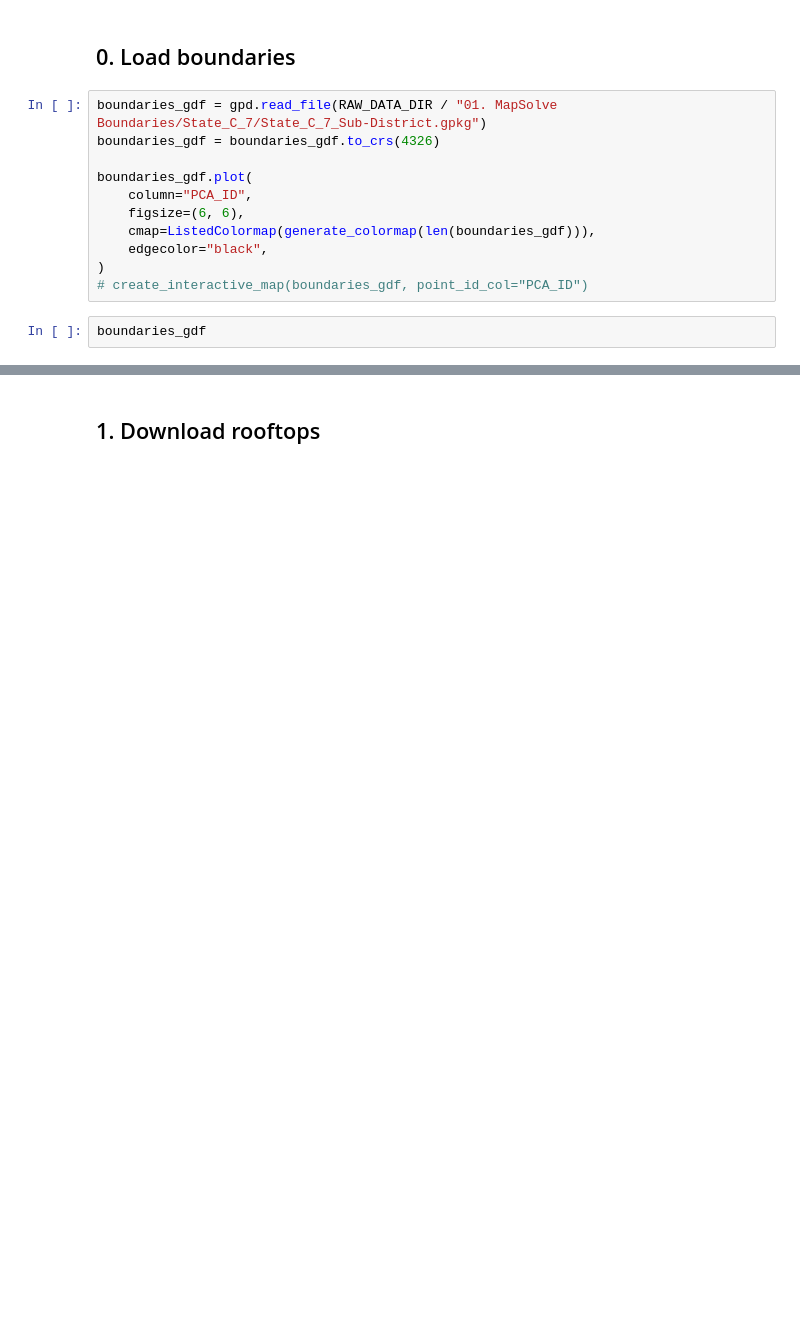
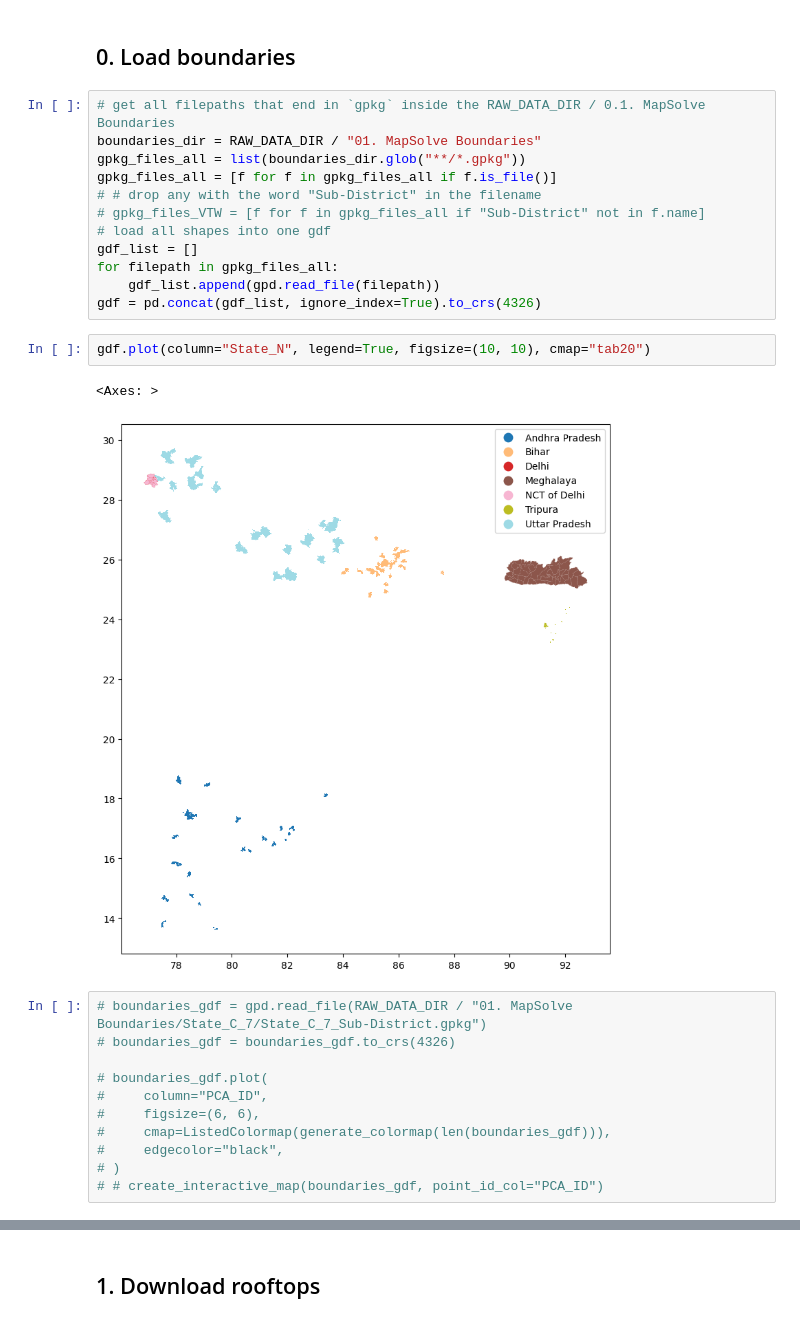
Before and after one commit to IDinsight/rooftop_sampling, a Jupyter notebook: IFS/load_match_sample.ipynb, the cells around one changed output, grey strips where cells are left out. Saved outputs shown, nothing was run; the diff lists cells and outputs as text; blank space fills up the shorter version.

```diff
--- a/IFS/load_match_sample.ipynb
+++ b/IFS/load_match_sample.ipynb
@@ -56,17 +56,32 @@ def generate_colormap(N):
     return ret[:N]  # Return only the requested number of colors
 # %% [markdown]
 ## 0. Load boundaries
+# %%
+# get all filepaths that end in `gpkg` inside the RAW_DATA_DIR / 0.1. MapSolve Boundaries
+boundaries_dir = RAW_DATA_DIR / "01. MapSolve Boundaries"
+gpkg_files_all = list(boundaries_dir.glob("**/*.gpkg"))
+gpkg_files_all = [f for f in gpkg_files_all if f.is_file()]
+# # drop any with the word "Sub-District" in the filename
+# gpkg_files_VTW = [f for f in gpkg_files_all if "Sub-District" not in f.name]
+# load all shapes into one gdf
+gdf_list = []
+for filepath in gpkg_files_all:
+    gdf_list.append(gpd.read_file(filepath))
+gdf = pd.concat(gdf_list, ignore_index=True).to_crs(4326)
+# %%
+gdf.plot(column="State_N", legend=True, figsize=(10, 10), cmap="tab20")
+# %% [output]
+<Axes: >
+[figure, added]
 # %%
-boundaries_gdf = gpd.read_file(RAW_DATA_DIR / "01. MapSolve Boundaries/State_C_7/State_C_7_Sub-District.gpkg")
-boundaries_gdf = boundaries_gdf.to_crs(4326)
+# boundaries_gdf = gpd.read_file(RAW_DATA_DIR / "01. MapSolve Boundaries/State_C_7/State_C_7_Sub-District.gpkg")
+# boundaries_gdf = boundaries_gdf.to_crs(4326)
 
-boundaries_gdf.plot(
-    column="PCA_ID",
-    figsize=(6, 6),
-    cmap=ListedColormap(generate_colormap(len(boundaries_gdf))),
-    edgecolor="black",
-)
-# create_interactive_map(boundaries_gdf, point_id_col="PCA_ID")
+# boundaries_gdf.plot(
+#     column="PCA_ID",
+#     figsize=(6, 6),
+#     cmap=ListedColormap(generate_colormap(len(boundaries_gdf))),
+#     edgecolor="black",
+# )
+# # create_interactive_map(boundaries_gdf, point_id_col="PCA_ID")
-# %%
-boundaries_gdf
 # %%
```
Also changed, not shown: parts of 26 cells of this notebook.
